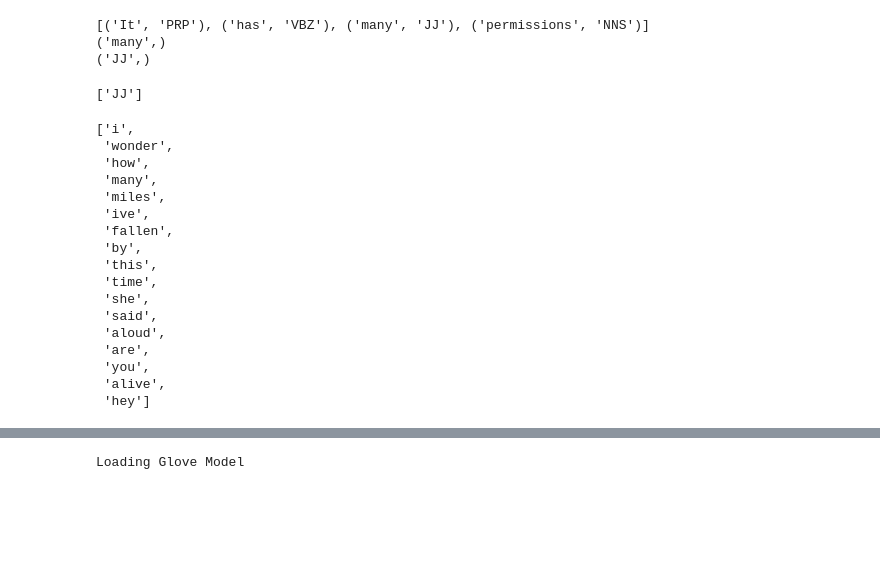
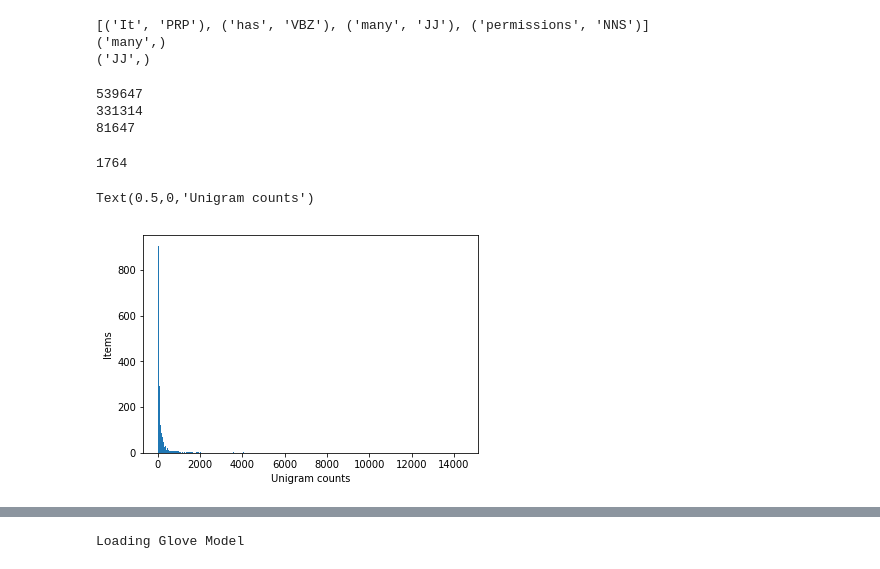
Before and after one commit to randomrandom/neural-review-summarization, a Jupyter notebook: notebooks/feature-extraction.ipynb, the cells around one changed output, grey strips where cells are left out. Cells and saved outputs as stored; diff of their text form; code cells hidden in the pictures; blank space fills up the shorter version.

```diff
--- a/notebooks/feature-extraction.ipynb
+++ b/notebooks/feature-extraction.ipynb
@@ -7,4 +7,5 @@ from nltk.tokenize import RegexpTokenizer
 from collections import Counter
 from nltk import sent_tokenize, word_tokenize
 # %%
-df = pd.DataFrame.from_csv("../data/labeledTrainData.tsv", sep='\t')
+df = pd.read_csv("../data/labeledTrainData.tsv", sep='\t')
+len(df)
@@ -26,13 +25,6 @@ print(ftags)
 [('It', 'PRP'), ('has', 'VBZ'), ('many', 'JJ'), ('permissions', 'NNS')]
 ('many',)
 ('JJ',)
-# %%
-tags = [tag for word, tag in nltk.pos_tag(words)]
-tags
-
-list(filter(lambda x: x in allowed, tags))
-# %% [output]
-['JJ']
 # %%
 all_grams = []
 allowed_tags = {'JJ', 'JJ NN', 'JJ NNS', 'JJ NN NN', 'RB JJ NN', 'JJ TO VB', 'VB JJ NN'}
@@ -99,27 +112,20 @@ for i in tqdm(range(len(df))):
-# %%
-import string
-import regex as re
-
-from nltk import sent_tokenize, word_tokenize
-
-text = "'I wonder how many miles I've fallen by this time?' she said aloud. Are you alive? Hey!"
-split_test = [re.sub(r"\p{P}+", "", x).lower() for x in text.split()]
-split_test
-# %% [output]
-['i',
- 'wonder',
- 'how',
- 'many',
- 'miles',
- 'ive',
- 'fallen',
- 'by',
- 'this',
- 'time',
- 'she',
- 'said',
- 'aloud',
- 'are',
- 'you',
- 'alive',
- 'hey']
+# %%
+unigrams = []
+bigrams = []
+trigrams = []
+all_grams = []
+
+for i in tqdm(range(len(df))):
+    words, tags = generate_words_and_tags(df.iloc[i]['review'])
+
+    unigrams.extend(generate_n_grams(words, tags, 1)[0])
+    bigrams.extend(generate_n_grams(words, tags, 2)[0])
+    trigrams.extend(generate_n_grams(words, tags, 3)[0])
+# %%
+print(len(unigrams))
+print(len(bigrams))
+print(len(trigrams))
+# %% [output]
+539647
+331314
+81647
@@ -125,0 +136,10 @@ split_test
+# %%
+unigram_counts = [x for x in list(Counter(unigrams).values()) if x > 30]
+print(len(unigram_counts))
+plt.hist(unigram_counts, bins=300)
+plt.ylabel('Items')
+plt.xlabel('Unigram counts')
+# %% [output]
+1764
+Text(0.5,0,'Unigram counts')
+[figure, added]
```
Also changed, not shown: parts of 40 cells of this notebook.
